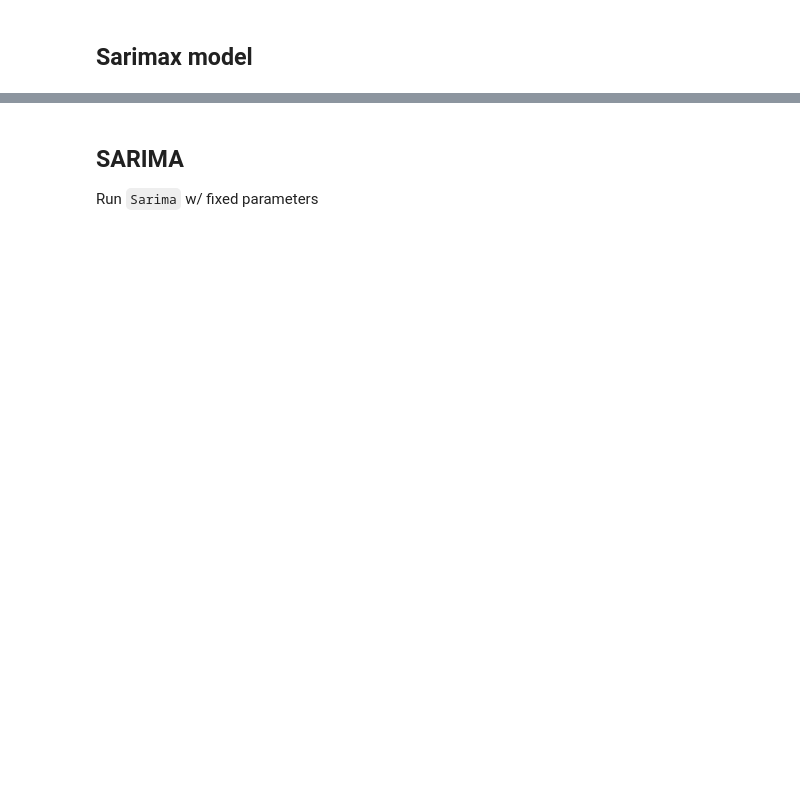
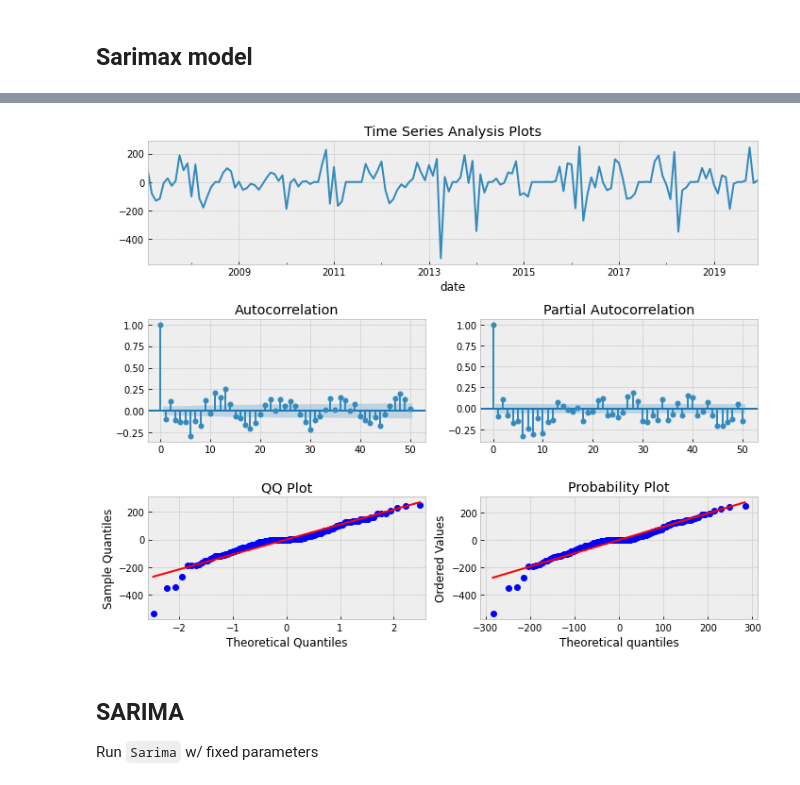
Before and after one commit to bragarods/agro, a Jupyter notebook: notebooks/ts_exploratory.ipynb, the cells around one changed output, grey strips where cells are left out. Drawn from its saved outputs; the diff is of its cells as text; code cells hidden in the pictures; blank space fills up the shorter version.

```diff
--- a/notebooks/ts_exploratory.ipynb
+++ b/notebooks/ts_exploratory.ipynb
@@ -123,3 +182,7 @@ tsplot(sinop.chuva, lags=28)
+# %%
+tsplot(dtrain, lags=50)
+# %% [output]
+[figure, added]
 # %% [markdown]
 ## SARIMA
 
```
Also changed, not shown: parts of 19 cells of this notebook, 4 other files.
